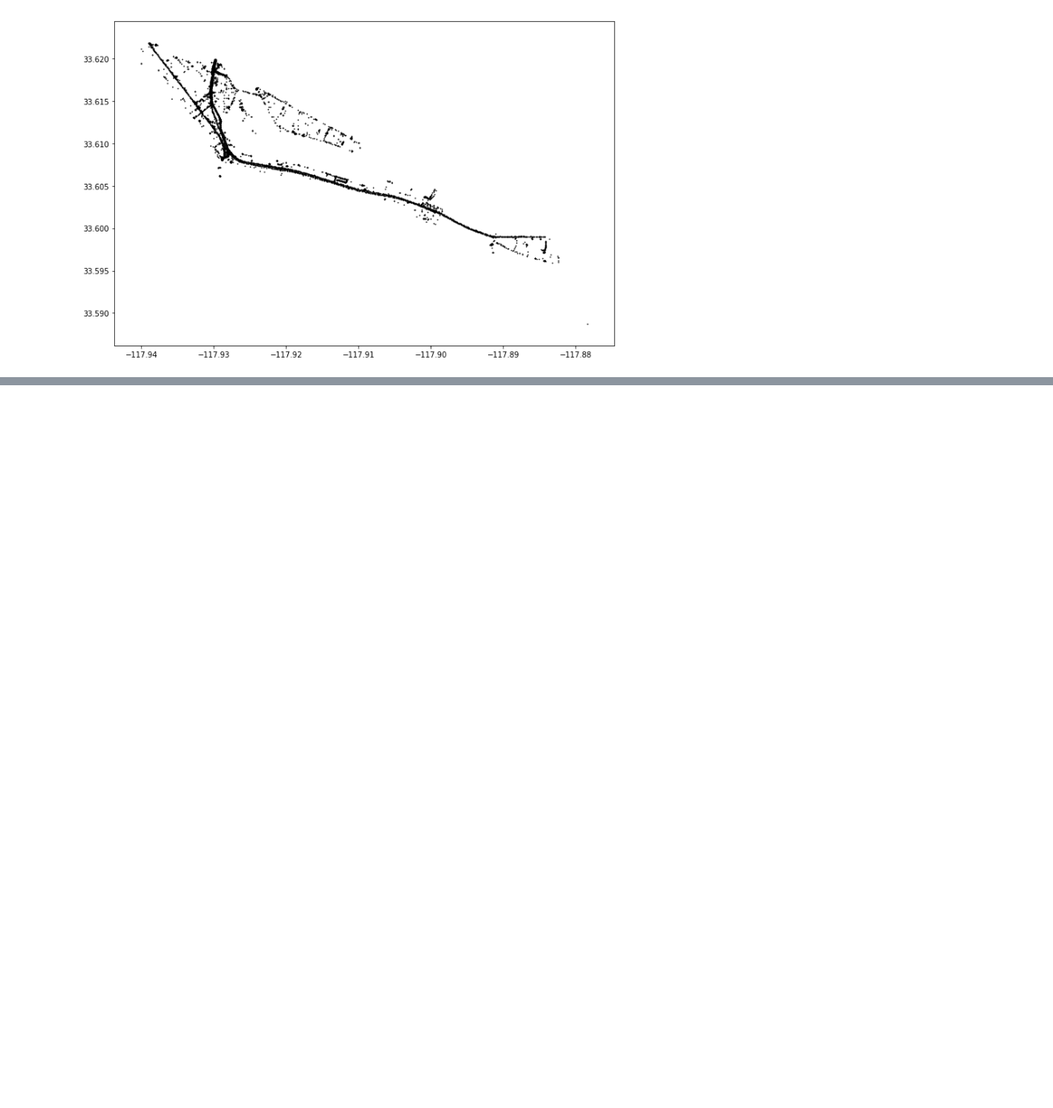
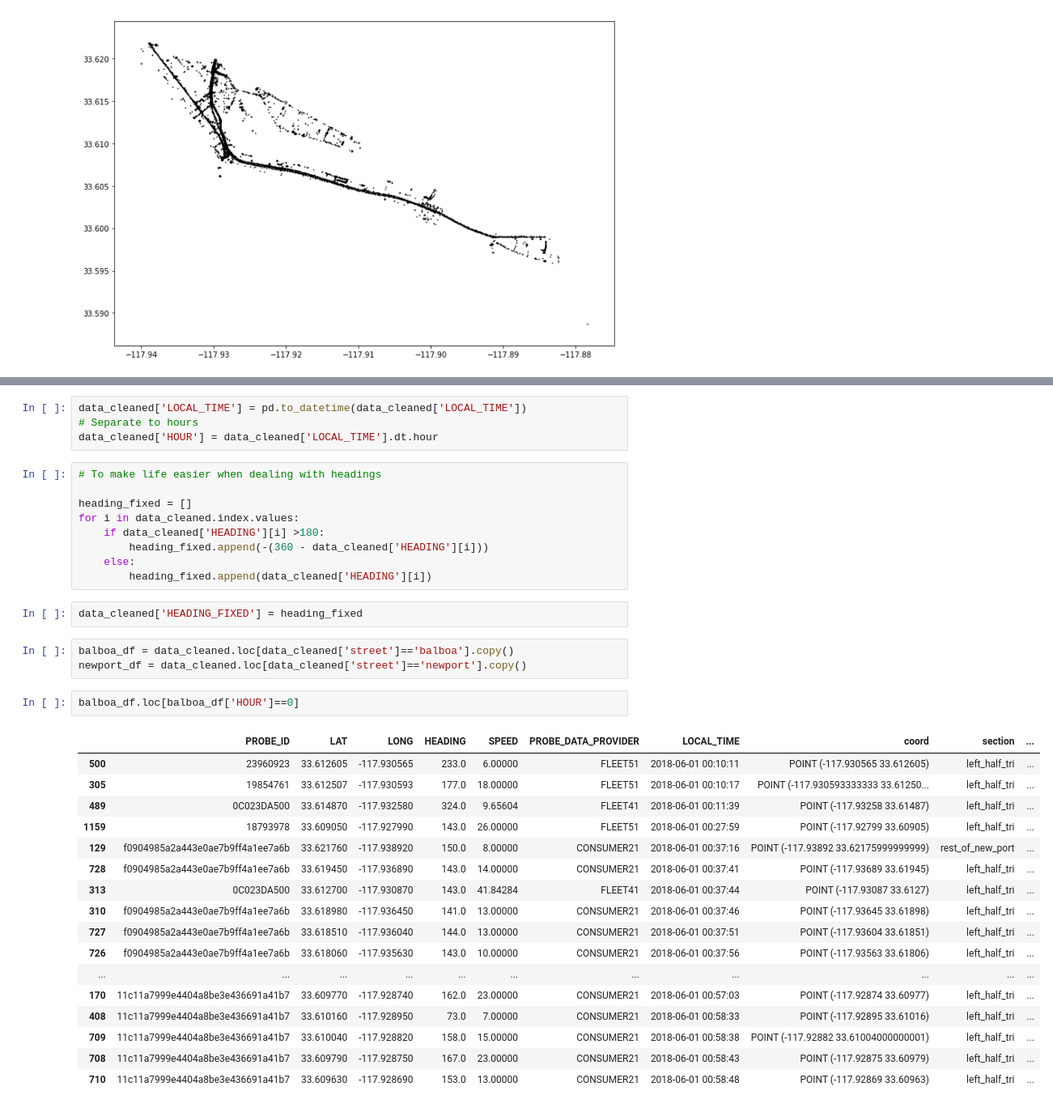
Before and after one commit to ZiningW/263-295-Project, a Jupyter notebook: Visualization_Newport.ipynb, the cells around one changed output, grey strips where cells are left out. Shown: that part at 81% size. Drawn from its saved outputs; the diff is of its cells as text; blank space fills up the shorter version.

```diff
--- a/Visualization_Newport.ipynb
+++ b/Visualization_Newport.ipynb
@@ -167,0 +192,38 @@ plt.show()
+# %%
+data_cleaned['LOCAL_TIME'] = pd.to_datetime(data_cleaned['LOCAL_TIME'])
+# Separate to hours
+data_cleaned['HOUR'] = data_cleaned['LOCAL_TIME'].dt.hour
+# %%
+# To make life easier when dealing with headings
+
+heading_fixed = []
+for i in data_cleaned.index.values:
+    if data_cleaned['HEADING'][i] >180:
+        heading_fixed.append(-(360 - data_cleaned['HEADING'][i]))
+    else:
+        heading_fixed.append(data_cleaned['HEADING'][i])
+# %%
+data_cleaned['HEADING_FIXED'] = heading_fixed
+# %%
+balboa_df = data_cleaned.loc[data_cleaned['street']=='balboa'].copy()
+newport_df = data_cleaned.loc[data_cleaned['street']=='newport'].copy()
+# %%
+balboa_df.loc[balboa_df['HOUR']==0]
+# %% [output]
+|  | PROBE_ID | LAT | LONG | HEADING | SPEED | PROBE_DATA_PROVIDER | LOCAL_TIME | coord | section | ... |
+| 500 | 23960923 | 33.612605 | -117.930565 | 233.0 | 6.00000 | FLEET51 | 2018-06-01 00:10:11 | POINT (-117.930565 33.612605) | left_half_tri | ... |
+| 305 | 19854761 | 33.612507 | -117.930593 | 177.0 | 18.00000 | FLEET51 | 2018-06-01 00:10:17 | POINT (-117.930593333333 33.61250... | left_half_tri | ... |
+| 489 | 0C023DA500 | 33.614870 | -117.932580 | 324.0 | 9.65604 | FLEET41 | 2018-06-01 00:11:39 | POINT (-117.93258 33.61487) | left_half_tri | ... |
+| 1159 | 18793978 | 33.609050 | -117.927990 | 143.0 | 26.00000 | FLEET51 | 2018-06-01 00:27:59 | POINT (-117.92799 33.60905) | left_half_tri | ... |
+| 129 | f0904985a2a443e0ae7b9ff4a1ee7a6b | 33.621760 | -117.938920 | 150.0 | 8.00000 | CONSUMER21 | 2018-06-01 00:37:16 | POINT (-117.93892 33.62175999999999) | rest_of_new_port | ... |
+| 728 | f0904985a2a443e0ae7b9ff4a1ee7a6b | 33.619450 | -117.936890 | 143.0 | 14.00000 | CONSUMER21 | 2018-06-01 00:37:41 | POINT (-117.93689 33.61945) | left_half_tri | ... |
+| 313 | 0C023DA500 | 33.612700 | -117.930870 | 143.0 | 41.84284 | FLEET41 | 2018-06-01 00:37:44 | POINT (-117.93087 33.6127) | left_half_tri | ... |
+| 310 | f0904985a2a443e0ae7b9ff4a1ee7a6b | 33.618980 | -117.936450 | 141.0 | 13.00000 | CONSUMER21 | 2018-06-01 00:37:46 | POINT (-117.93645 33.61898) | left_half_tri | ... |
+| 727 | f0904985a2a443e0ae7b9ff4a1ee7a6b | 33.618510 | -117.936040 | 144.0 | 13.00000 | CONSUMER21 | 2018-06-01 00:37:51 | POINT (-117.93604 33.61851) | left_half_tri | ... |
+| 726 | f0904985a2a443e0ae7b9ff4a1ee7a6b | 33.618060 | -117.935630 | 143.0 | 10.00000 | CONSUMER21 | 2018-06-01 00:37:56 | POINT (-117.93563 33.61806) | left_half_tri | ... |
+| ... | ... | ... | ... | ... | ... | ... | ... | ... | ... | ... |
+| 170 | 11c11a7999e4404a8be3e436691a41b7 | 33.609770 | -117.928740 | 162.0 | 23.00000 | CONSUMER21 | 2018-06-01 00:57:03 | POINT (-117.92874 33.60977) | left_half_tri | ... |
+| 408 | 11c11a7999e4404a8be3e436691a41b7 | 33.610160 | -117.928950 | 73.0 | 7.00000 | CONSUMER21 | 2018-06-01 00:58:33 | POINT (-117.92895 33.61016) | left_half_tri | ... |
+| 709 | 11c11a7999e4404a8be3e436691a41b7 | 33.610040 | -117.928820 | 158.0 | 15.00000 | CONSUMER21 | 2018-06-01 00:58:38 | POINT (-117.92882 33.61004000000001) | left_half_tri | ... |
+| 708 | 11c11a7999e4404a8be3e436691a41b7 | 33.609790 | -117.928750 | 167.0 | 23.00000 | CONSUMER21 | 2018-06-01 00:58:43 | POINT (-117.92875 33.60979) | left_half_tri | ... |
+| 710 | 11c11a7999e4404a8be3e436691a41b7 | 33.609630 | -117.928690 | 153.0 | 13.00000 | CONSUMER21 | 2018-06-01 00:58:48 | POINT (-117.92869 33.60963) | left_half_tri | ... |
```
Also changed, not shown: parts of 13 cells of this notebook, 20 other files.
